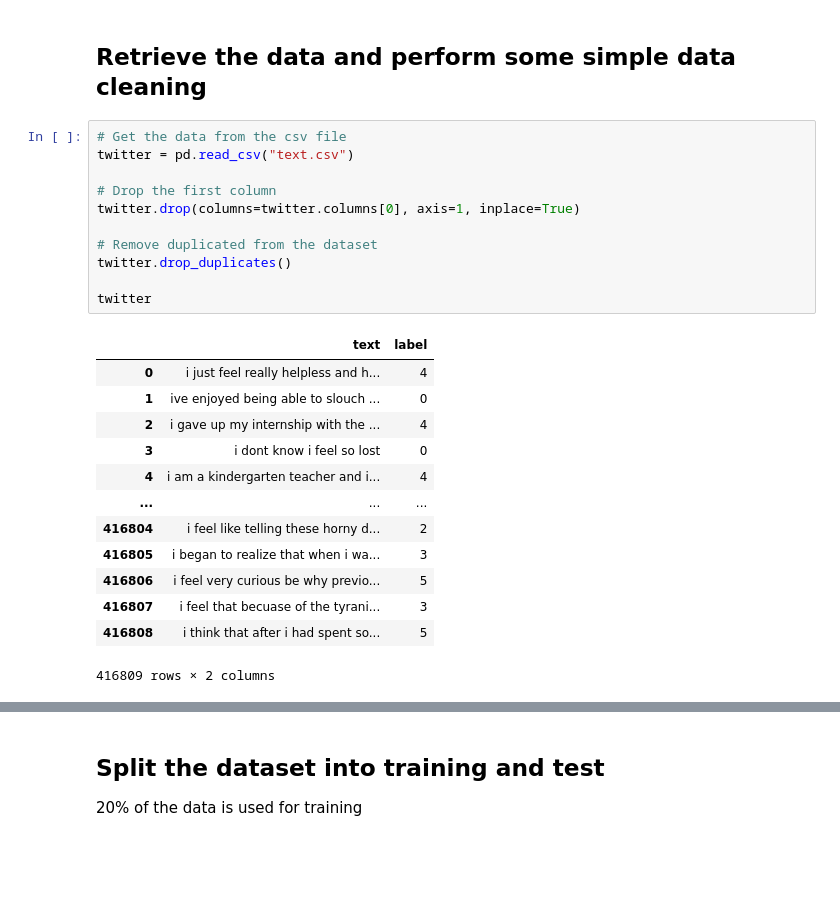
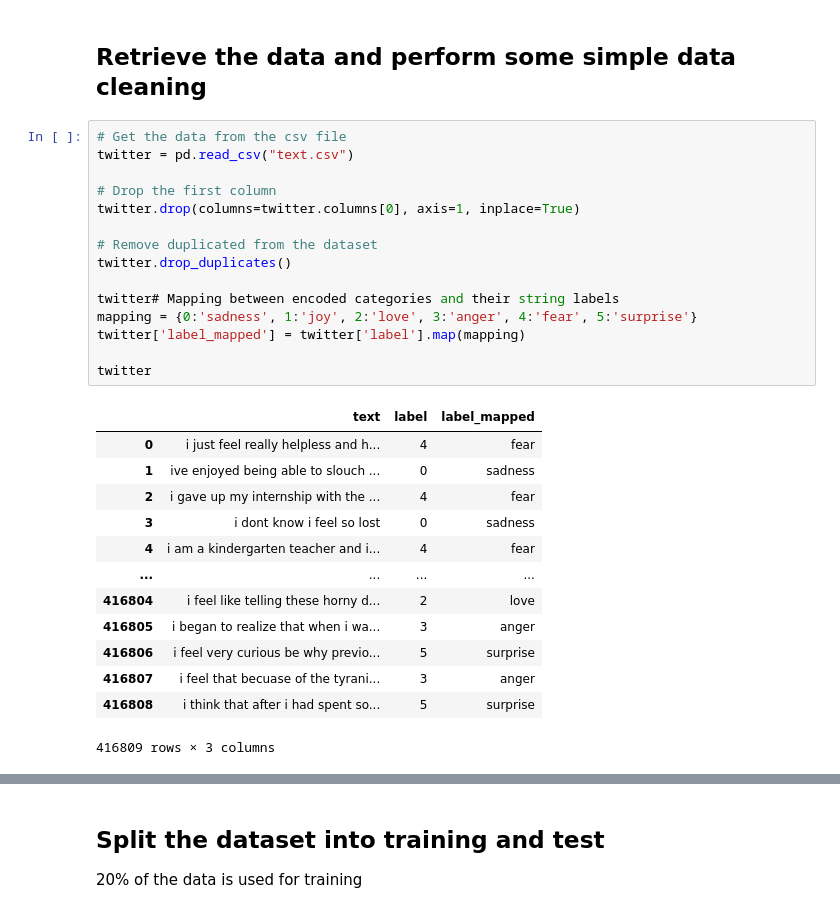
Before and after one commit to CianAllen/Sentiment-Analysis, a Jupyter notebook: sentimentAnalysisModel.ipynb, the cells around one changed output, grey strips where cells are left out. Saved outputs shown, nothing was run; the diff lists cells and outputs as text; blank space fills up the shorter version.

```diff
--- a/sentimentAnalysisModel.ipynb
+++ b/sentimentAnalysisModel.ipynb
@@ -32,26 +30,30 @@ WARNING:tensorflow:From C:\Users\Cian.Allen\AppData\Local\anaconda3\Lib\site-pac
 # %%
 # Get the data from the csv file
 twitter = pd.read_csv("text.csv")
 
 # Drop the first column
 twitter.drop(columns=twitter.columns[0], axis=1, inplace=True)
 
 # Remove duplicated from the dataset
 twitter.drop_duplicates()
 
+twitter# Mapping between encoded categories and their string labels
+mapping = {0:'sadness', 1:'joy', 2:'love', 3:'anger', 4:'fear', 5:'surprise'}
+twitter['label_mapped'] = twitter['label'].map(mapping)
+
 twitter
 # %% [output]
-|  | text | label |
-| 0 | i just feel really helpless and h... | 4 |
-| 1 | ive enjoyed being able to slouch ... | 0 |
-| 2 | i gave up my internship with the ... | 4 |
-| 3 | i dont know i feel so lost | 0 |
-| 4 | i am a kindergarten teacher and i... | 4 |
-| ... | ... | ... |
-| 416804 | i feel like telling these horny d... | 2 |
-| 416805 | i began to realize that when i wa... | 3 |
-| 416806 | i feel very curious be why previo... | 5 |
-| 416807 | i feel that becuase of the tyrani... | 3 |
-| 416808 | i think that after i had spent so... | 5 |
+|  | text | label | label_mapped |
+| 0 | i just feel really helpless and h... | 4 | fear |
+| 1 | ive enjoyed being able to slouch ... | 0 | sadness |
+| 2 | i gave up my internship with the ... | 4 | fear |
+| 3 | i dont know i feel so lost | 0 | sadness |
+| 4 | i am a kindergarten teacher and i... | 4 | fear |
+| ... | ... | ... | ... |
+| 416804 | i feel like telling these horny d... | 2 | love |
+| 416805 | i began to realize that when i wa... | 3 | anger |
+| 416806 | i feel very curious be why previo... | 5 | surprise |
+| 416807 | i feel that becuase of the tyrani... | 3 | anger |
+| 416808 | i think that after i had spent so... | 5 | surprise |
-416809 rows × 2 columns
+416809 rows × 3 columns
 # %%
```
Also changed, not shown: parts of 12 cells of this notebook.
